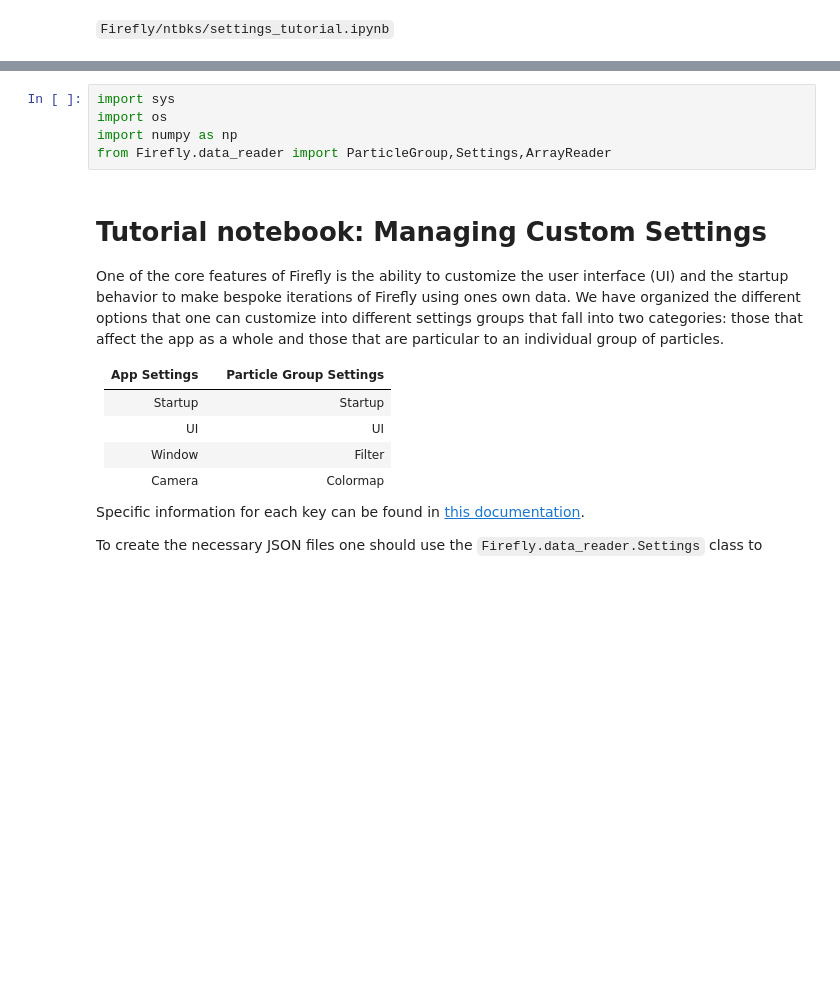
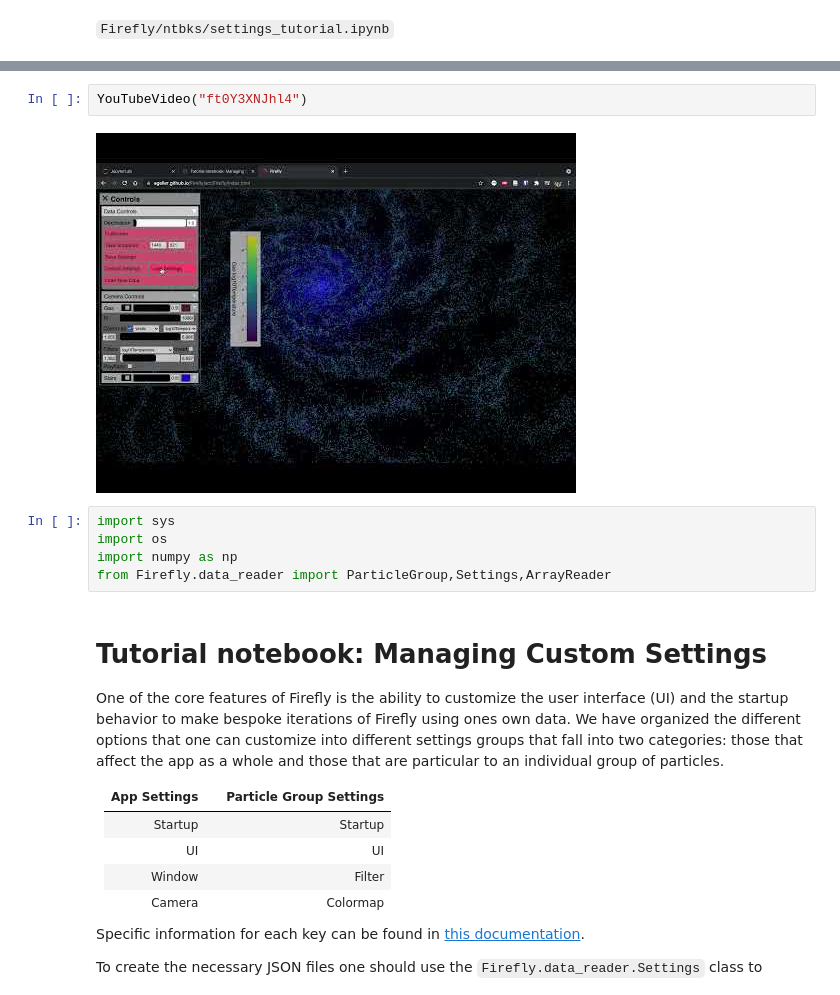
Before and after one commit to ageller/Firefly, a Jupyter notebook: src/Firefly/ntbks/settings_tutorial.ipynb, the cells around one changed output, grey strips where cells are left out. Saved outputs shown, nothing was run; the diff lists cells and outputs as text; blank space fills up the shorter version.

```diff
--- a/src/Firefly/ntbks/settings_tutorial.ipynb
+++ b/src/Firefly/ntbks/settings_tutorial.ipynb
@@ -6,3 +13,7 @@
+# %%
+YouTubeVideo("ft0Y3XNJhl4")
+# %% [output]
+[figure, added]
 # %%
 import sys
 import os
```
Also changed, not shown: parts of 6 cells of this notebook, 7 other files.
